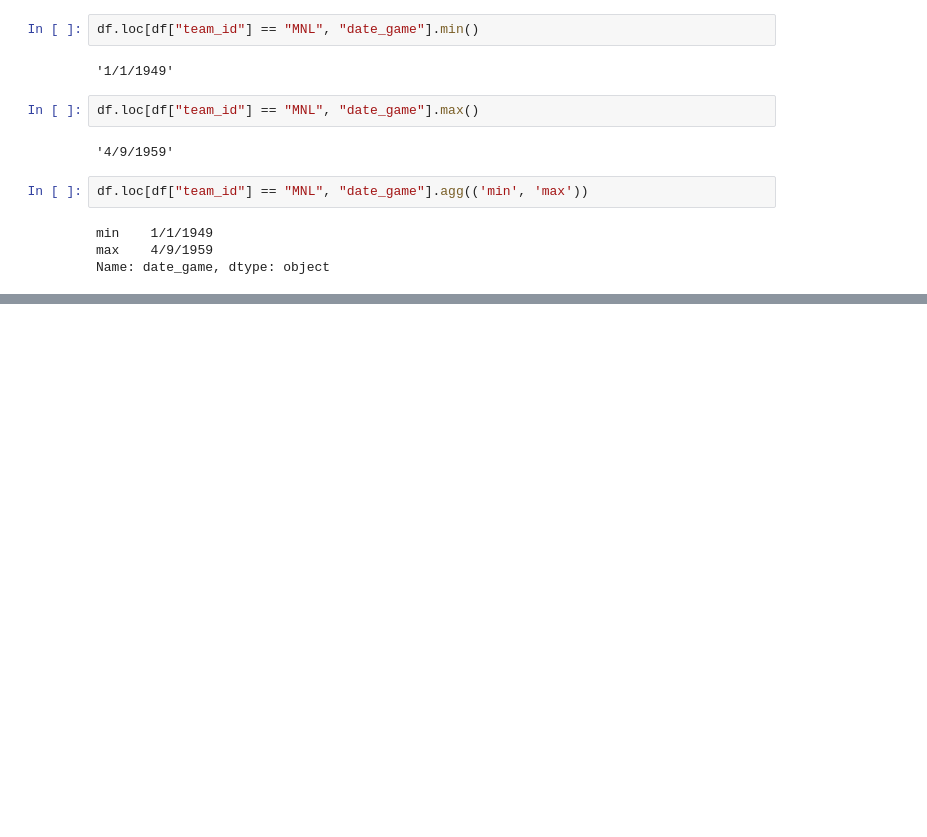
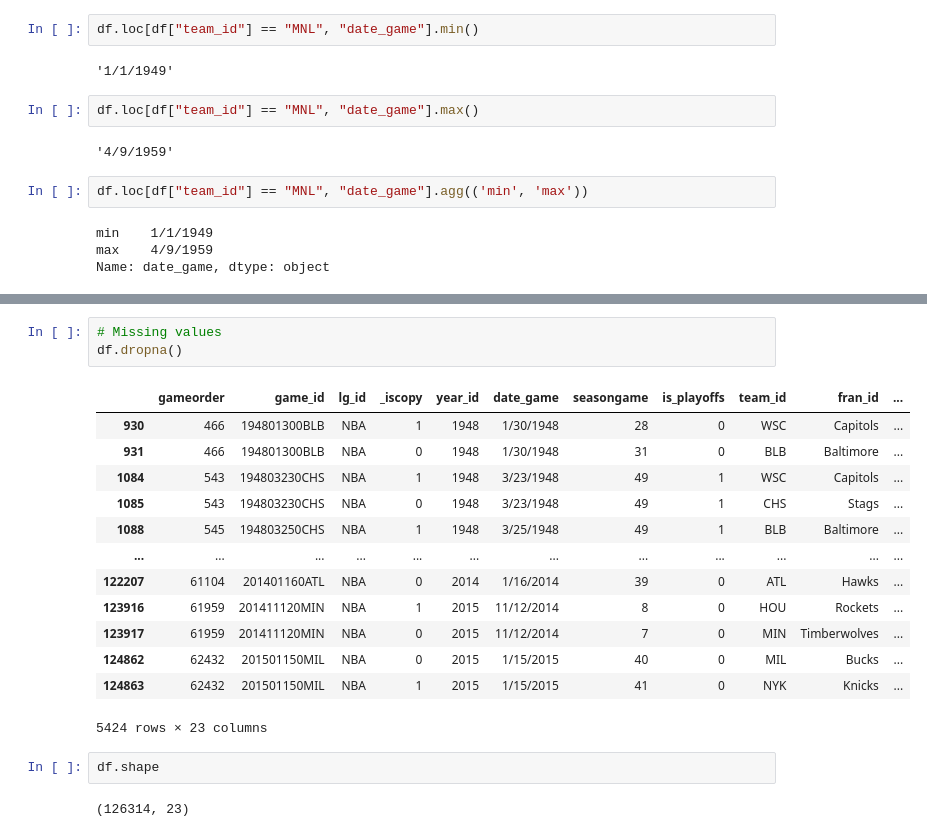
Before and after one commit to catarinaacsilva/kdd, a Jupyter notebook: exploreDataset/Untitled.ipynb, the cells around one changed output, grey strips where cells are left out. Cells and saved outputs as stored; diff of their text form; blank space fills up the shorter version.

```diff
--- a/exploreDataset/Untitled.ipynb
+++ b/exploreDataset/Untitled.ipynb
@@ -124,0 +144,21 @@ Name: date_game, dtype: object
+# %%
+# Missing values
+df.dropna()
+# %% [output]
+|  | gameorder | game_id | lg_id | _iscopy | year_id | date_game | seasongame | is_playoffs | team_id | fran_id | ... |
+| 930 | 466 | 194801300BLB | NBA | 1 | 1948 | 1/30/1948 | 28 | 0 | WSC | Capitols | ... |
+| 931 | 466 | 194801300BLB | NBA | 0 | 1948 | 1/30/1948 | 31 | 0 | BLB | Baltimore | ... |
+| 1084 | 543 | 194803230CHS | NBA | 1 | 1948 | 3/23/1948 | 49 | 1 | WSC | Capitols | ... |
+| 1085 | 543 | 194803230CHS | NBA | 0 | 1948 | 3/23/1948 | 49 | 1 | CHS | Stags | ... |
+| 1088 | 545 | 194803250CHS | NBA | 1 | 1948 | 3/25/1948 | 49 | 1 | BLB | Baltimore | ... |
+| ... | ... | ... | ... | ... | ... | ... | ... | ... | ... | ... | ... |
+| 122207 | 61104 | 201401160ATL | NBA | 0 | 2014 | 1/16/2014 | 39 | 0 | ATL | Hawks | ... |
+| 123916 | 61959 | 201411120MIN | NBA | 1 | 2015 | 11/12/2014 | 8 | 0 | HOU | Rockets | ... |
+| 123917 | 61959 | 201411120MIN | NBA | 0 | 2015 | 11/12/2014 | 7 | 0 | MIN | Timberwolves | ... |
+| 124862 | 62432 | 201501150MIL | NBA | 0 | 2015 | 1/15/2015 | 40 | 0 | MIL | Bucks | ... |
+| 124863 | 62432 | 201501150MIL | NBA | 1 | 2015 | 1/15/2015 | 41 | 0 | NYK | Knicks | ... |
+5424 rows × 23 columns
+# %%
+df.shape
+# %% [output]
+(126314, 23)
```
Also changed, not shown: parts of 8 cells of this notebook.
